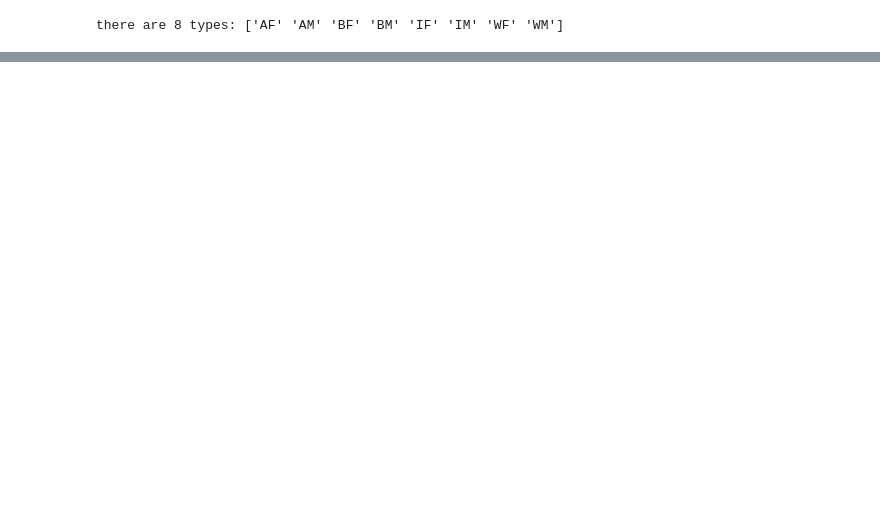
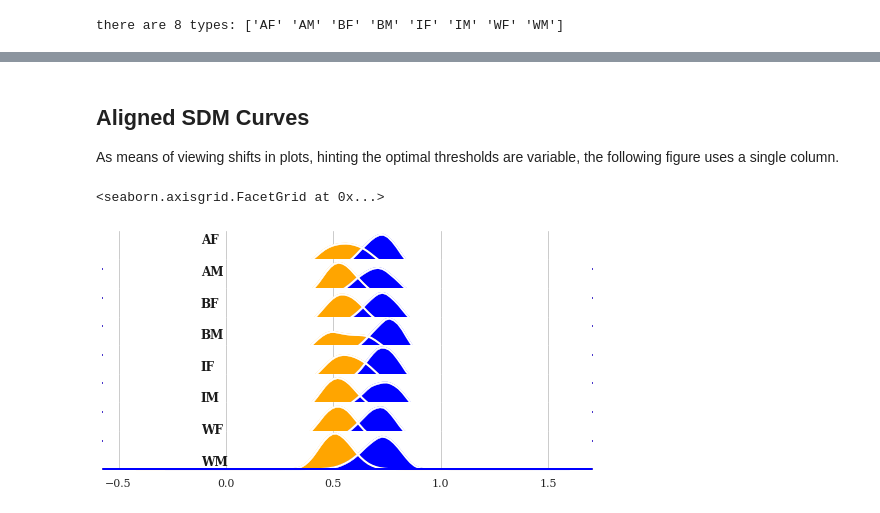
Before and after one commit to visionjo/facerec-bias-bfw, a Jupyter notebook: code/notebooks/2_create_sdm_curves.ipynb, the cells around one changed output, grey strips where cells are left out. Drawn from its saved outputs; the diff is of its cells as text; code cells hidden in the pictures; blank space fills up the shorter version.

```diff
--- a/code/notebooks/2_create_sdm_curves.ipynb
+++ b/code/notebooks/2_create_sdm_curves.ipynb
@@ -50,6 +53,12 @@ classes = np.unique(list(np.unique(data.a1)) + list(np.unique(data.a2)))
 n_classes = len(classes)
 xlabels = {'A': 'Asian', 'B': 'Black', 'I': 'Indian', 'W': 'White'}
 ylabels = {'M': 'Male', 'F': 'Female'}
+abbr_attributes = []
+for e in xlabels.keys():
+    for g in ylabels.keys():
+        abbr_attributes.append(e+g)
+abbr_attributes.sort()
+
 opts = [{'color': 'g', 'alpha': 0.7, 'norm_hist': True}, {'color': 'r', 'alpha': 0.7, 'norm_hist': True}]
 print(f"there are {n_classes} types: {classes}")
 # %% [output]
@@ -93,0 +103,31 @@ Text(0.5, 0.98, 'Signal Detection Curve per Subgroup')
+# %% [markdown]
+## Aligned SDM Curves
+As means of viewing shifts in plots, hinting the optimal thresholds are variable, the following figure uses a single column.
+# %%
+# Initialize the FacetGrid object
+
+pal = sns.cubehelix_palette(10, rot=-.25, light=.7)
+g = sns.FacetGrid(data, row="a1", hue="label", aspect=15, height=.5, palette={1: "blue", 0: "orange"})
+
+# Draw the densities in a few steps
+g.map(sns.kdeplot, "score", clip_on=False, shade=True, alpha=1, lw=1.5, bw=.2)
+g.map(sns.kdeplot, "score", clip_on=False, color="w", lw=2, bw=.2)
+g.map(plt.axhline, y=0, lw=2, clip_on=False)
+
+ax = plt.gca()
+
+dims = plt.gcf().get_size_inches() # (width, height)
+step_size = np.linspace(.2, dims[1]*1.5, len(abbr_attributes))
+[ax.text(.2, step_size[i], txt, fontweight="bold", color='k', ha="left", va="center", transform=ax.transAxes) for i, txt in enumerate(reversed(abbr_attributes))]
+type(abbr_attributes)
+
+# Set the subplots to overlap
+g.fig.subplots_adjust(hspace=-.25)
+
+# Remove axes details that don't play well with overlap
+g.set_titles("")
+g.set(yticks=[])
+g.despine(bottom=True, left=True)
+# %% [output]
+<seaborn.axisgrid.FacetGrid at 0x...>
+[figure, added]
```
Also changed, not shown: parts of 6 cells of this notebook, 1 other file.
